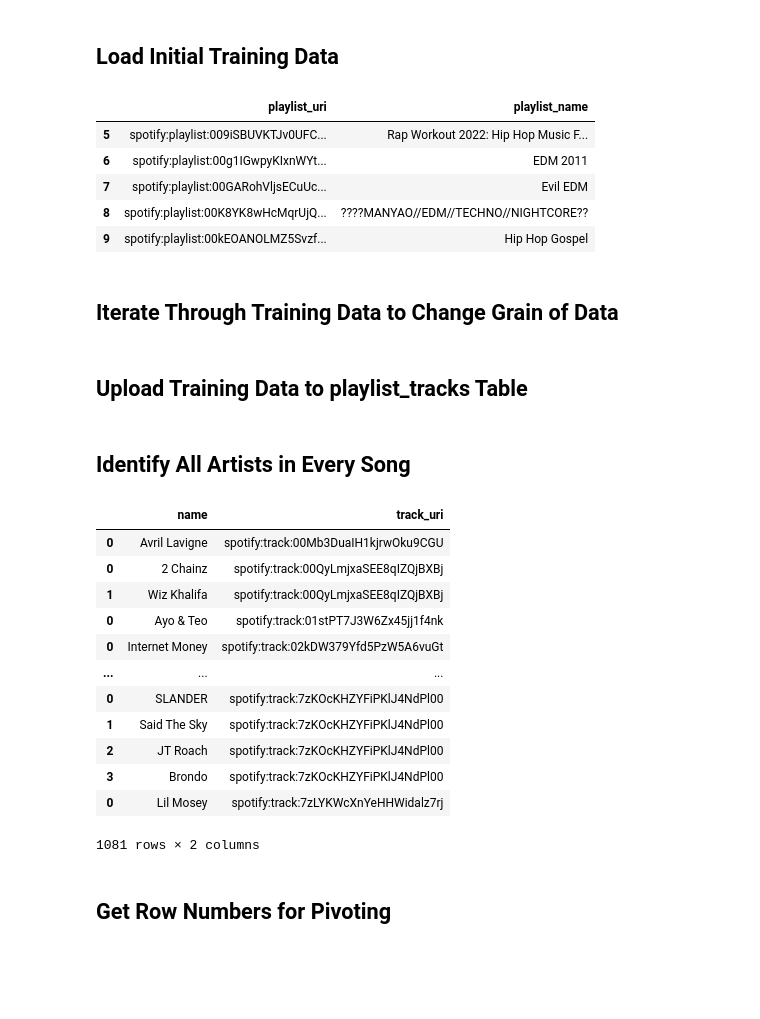
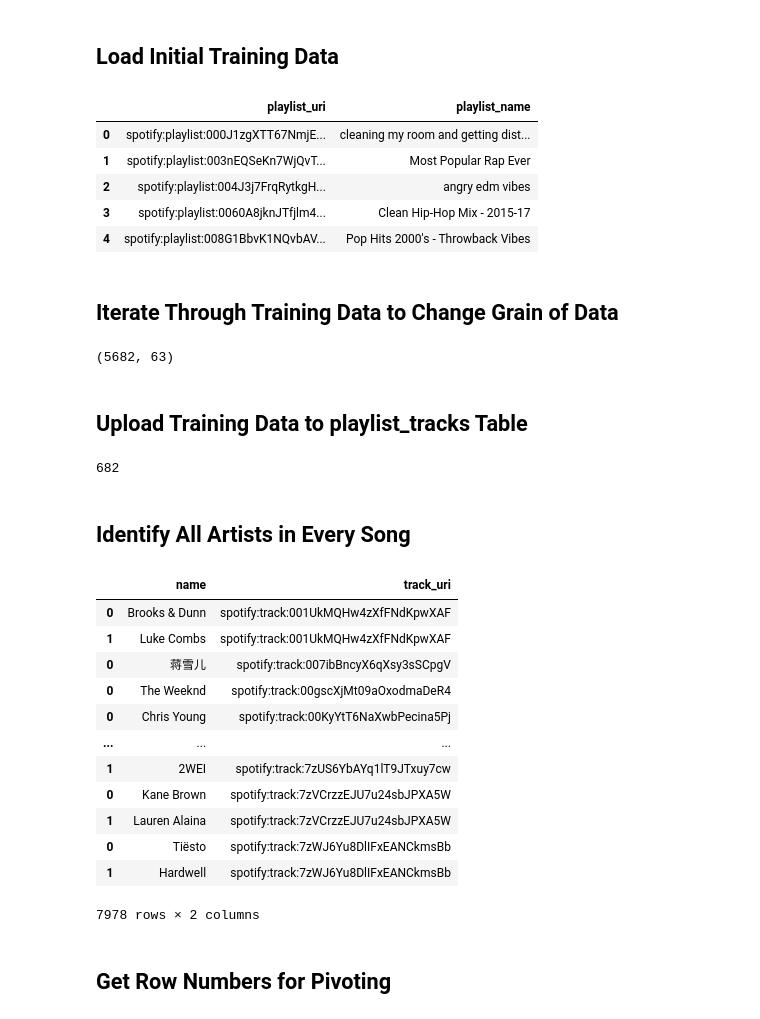
Before and after one commit to datascienceclubUVU/UVU-2022-2023, a Jupyter notebook: InitialIngestionPipeline.ipynb, the cells around one changed output. Saved outputs shown, nothing was run; the diff lists cells and outputs as text; code cells hidden in the pictures; blank space fills up the shorter version.

```diff
--- a/InitialIngestionPipeline.ipynb
+++ b/InitialIngestionPipeline.ipynb
@@ -38,37 +38,37 @@ def get_playlist_tracks(playlist_uri):
 # %%
 # establish connection to Spotify API
 
-cid = '3fda75b7146a4769b207ee44017b3abe'
-secret = '2a755cb04a18406b9394dbef2f8069dd'
+cid = 'e5448a8a4fdc4b5d98b44e956d50546d'
+secret = '8924c0394d3f49a4a569fc03e891aa1b'
 client_credentials = SpotifyClientCredentials(client_id=cid, client_secret=secret)
 sp = spotipy.Spotify(client_credentials_manager=client_credentials, requests_timeout=15, retries=10)
 
 # establish connection to Postgres
 
 host_name = 'localhost'
 database_name = 'Spotify'
 engine = sql.create_engine('postgresql+psycopg2://postgres:DataNerd2023!!\
 @localhost/Spotify')
 
 # load training data
 data = pd.read_csv('distinct_playlists.csv')[['playlist_uri', 'playlist_name']]
 data['playlist_uri'] = data['playlist_uri'].str.strip()
 
 data2 = pd.read_sql('SELECT DISTINCT playlist_uri FROM playlist_tracks', engine)
 
 outer = data.merge(data2, how='outer', indicator=True)
 anti_join = outer[(outer._merge=='left_only')].drop('_merge', axis=1)
 
 data = pd.DataFrame(anti_join)
-data = data[0:250]
+data = data[0:50]
 data.head()
 # %% [output]
 |  | playlist_uri | playlist_name |
-| 5 | spotify:playlist:009iSBUVKTJv0UFC... | Rap Workout 2022: Hip Hop Music F... |
-| 6 | spotify:playlist:00g1IGwpyKIxnWYt... | EDM 2011 |
-| 7 | spotify:playlist:00GARohVljsECuUc... | Evil EDM |
-| 8 | spotify:playlist:00K8YK8wHcMqrUjQ... | ????MANYAO//EDM//TECHNO//NIGHTCORE?? |
-| 9 | spotify:playlist:00kEOANOLMZ5Svzf... | Hip Hop Gospel |
+| 0 | spotify:playlist:000J1zgXTT67NmjE... | cleaning my room and getting dist... |
+| 1 | spotify:playlist:003nEQSeKn7WjQvT... | Most Popular Rap Ever |
+| 2 | spotify:playlist:004J3j7FrqRytkgH... | angry edm vibes |
+| 3 | spotify:playlist:0060A8jknJTfjlm4... | Clean Hip-Hop Mix - 2015-17 |
+| 4 | spotify:playlist:008G1BbvK1NQvbAV... | Pop Hits 2000's - Throwback Vibes |
 # %% [markdown]
 ## Iterate Through Training Data to Change Grain of Data
 # %%
@@ -99,10 +99,14 @@ for playlist in tqdm(series.values()):
             pass
 test_list = pd.concat(test_list)
 test_list.shape
+# %% [output]
+(5682, 63)
 # %% [markdown]
 ## Upload Training Data to playlist_tracks Table
 # %%
-#test_list.to_sql('playlist_tracks', engine, if_exists='append')
+test_list.to_sql('playlist_tracks', engine, if_exists='append')
+# %% [output]
+682
 # %% [markdown]
 ## Identify All Artists in Every Song
 # %%
@@ -121,18 +125,18 @@ df2 = pd.concat(base_list)
 df2
 # %% [output]
 |  | name | track_uri |
-| 0 | Avril Lavigne | spotify:track:00Mb3DuaIH1kjrwOku9CGU |
-| 0 | 2 Chainz | spotify:track:00QyLmjxaSEE8qIZQjBXBj |
-| 1 | Wiz Khalifa | spotify:track:00QyLmjxaSEE8qIZQjBXBj |
-| 0 | Ayo & Teo | spotify:track:01stPT7J3W6Zx45jj1f4nk |
-| 0 | Internet Money | spotify:track:02kDW379Yfd5PzW5A6vuGt |
+| 0 | Brooks & Dunn | spotify:track:001UkMQHw4zXfFNdKpwXAF |
+| 1 | Luke Combs | spotify:track:001UkMQHw4zXfFNdKpwXAF |
+| 0 | 蒋雪儿 | spotify:track:007ibBncyX6qXsy3sSCpgV |
+| 0 | The Weeknd | spotify:track:00gscXjMt09aOxodmaDeR4 |
+| 0 | Chris Young | spotify:track:00KyYtT6NaXwbPecina5Pj |
 | ... | ... | ... |
-| 0 | SLANDER | spotify:track:7zKOcKHZYFiPKlJ4NdPl00 |
-| 1 | Said The Sky | spotify:track:7zKOcKHZYFiPKlJ4NdPl00 |
-| 2 | JT Roach | spotify:track:7zKOcKHZYFiPKlJ4NdPl00 |
-| 3 | Brondo | spotify:track:7zKOcKHZYFiPKlJ4NdPl00 |
-| 0 | Lil Mosey | spotify:track:7zLYKWcXnYeHHWidalz7rj |
+| 1 | 2WEI | spotify:track:7zUS6YbAYq1lT9JTxuy7cw |
+| 0 | Kane Brown | spotify:track:7zVCrzzEJU7u24sbJPXA5W |
+| 1 | Lauren Alaina | spotify:track:7zVCrzzEJU7u24sbJPXA5W |
+| 0 | Tiësto | spotify:track:7zWJ6Yu8DlIFxEANCkmsBb |
+| 1 | Hardwell | spotify:track:7zWJ6Yu8DlIFxEANCkmsBb |
-1081 rows × 2 columns
+7978 rows × 2 columns
 # %% [markdown]
 ## Get Row Numbers for Pivoting
 # %%
```
Also changed, not shown: parts of 6 cells of this notebook, 5 other files.
